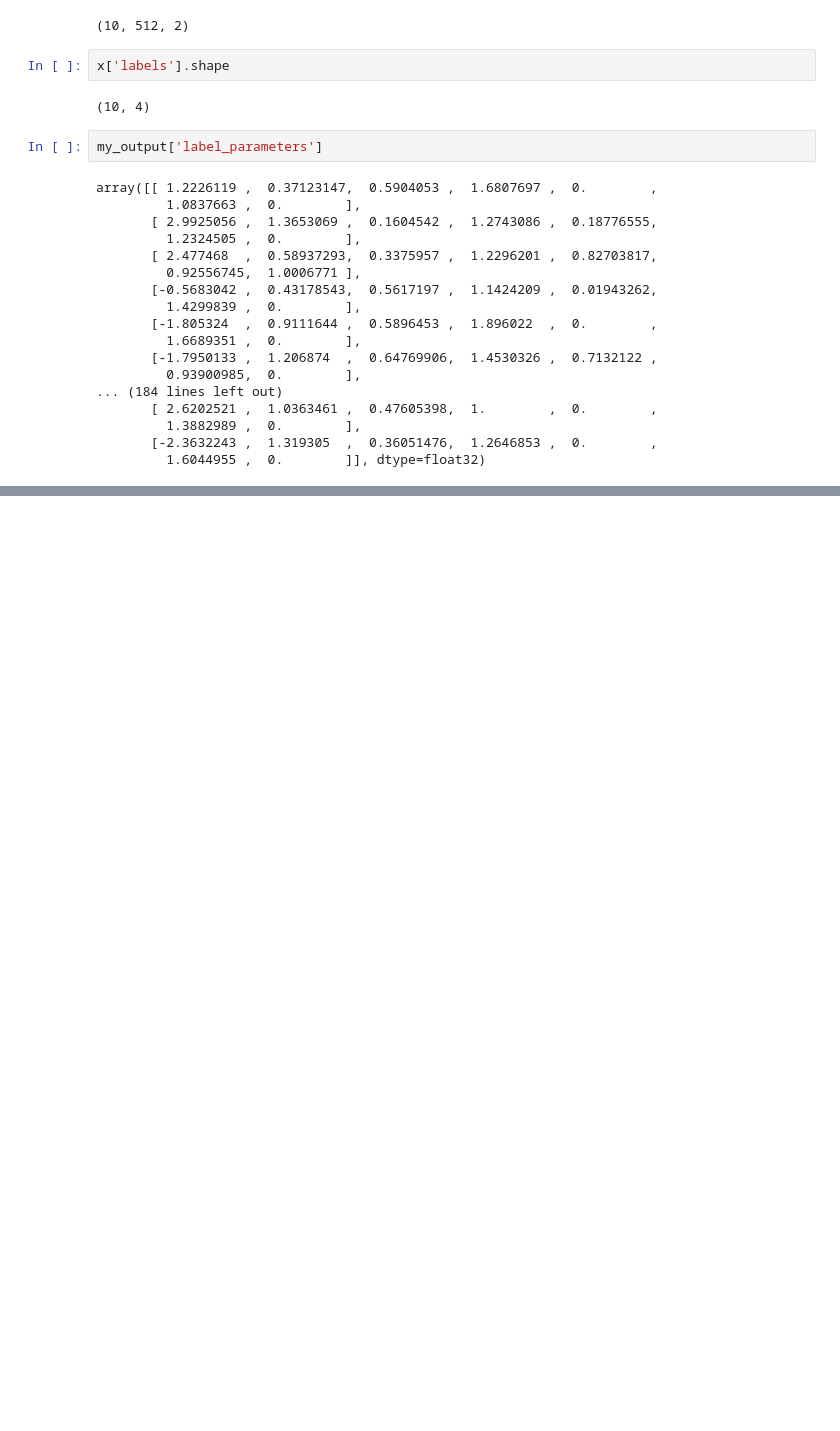
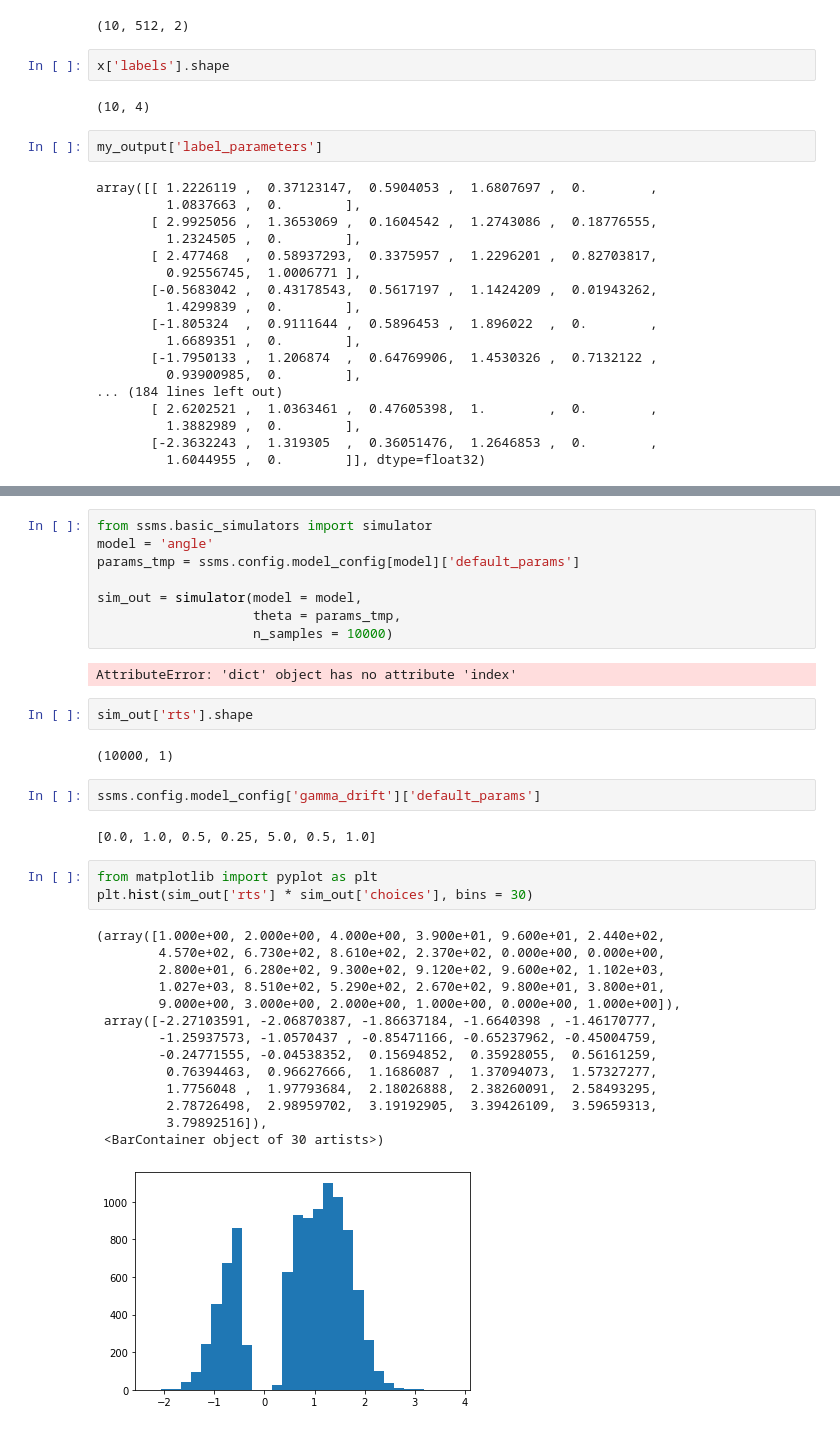
Before and after one commit to AlexanderFengler/ssm-simulators, a Jupyter notebook: basic_tutorial_tmp.ipynb, the cells around one changed output, grey strips where cells are left out. Drawn from its saved outputs; the diff is of its cells as text; blank space fills up the shorter version.

```diff
--- a/basic_tutorial_tmp.ipynb
+++ b/basic_tutorial_tmp.ipynb
@@ -217,0 +257,36 @@ array([[ 1.2226119 ,  0.37123147,  0.5904053 ,  1.6807697 ,  0.        ,
+# %%
+from ssms.basic_simulators import simulator
+model = 'angle'
+params_tmp = ssms.config.model_config[model]['default_params']
+
+sim_out = simulator(model = model,
+                    theta = params_tmp,
+                    n_samples = 10000)
+# %% [output]
+AttributeError: 'dict' object has no attribute 'index'
+# %%
+sim_out['rts'].shape
+# %% [output]
+(10000, 1)
+# %%
+ssms.config.model_config['gamma_drift']['default_params']
+# %% [output]
+[0.0, 1.0, 0.5, 0.25, 5.0, 0.5, 1.0]
+# %%
+from matplotlib import pyplot as plt
+plt.hist(sim_out['rts'] * sim_out['choices'], bins = 30)
+# %% [output]
+(array([1.000e+00, 2.000e+00, 4.000e+00, 3.900e+01, 9.600e+01, 2.440e+02,
+        4.570e+02, 6.730e+02, 8.610e+02, 2.370e+02, 0.000e+00, 0.000e+00,
+        2.800e+01, 6.280e+02, 9.300e+02, 9.120e+02, 9.600e+02, 1.102e+03,
+        1.027e+03, 8.510e+02, 5.290e+02, 2.670e+02, 9.800e+01, 3.800e+01,
+        9.000e+00, 3.000e+00, 2.000e+00, 1.000e+00, 0.000e+00, 1.000e+00]),
+ array([-2.27103591, -2.06870387, -1.86637184, -1.6640398 , -1.46170777,
+        -1.25937573, -1.0570437 , -0.85471166, -0.65237962, -0.45004759,
+        -0.24771555, -0.04538352,  0.15694852,  0.35928055,  0.56161259,
+         0.76394463,  0.96627666,  1.1686087 ,  1.37094073,  1.57327277,
+         1.7756048 ,  1.97793684,  2.18026888,  2.38260091,  2.58493295,
+         2.78726498,  2.98959702,  3.19192905,  3.39426109,  3.59659313,
+         3.79892516]),
+ <BarContainer object of 30 artists>)
+[figure, added]
```
Also changed, not shown: parts of 13 cells of this notebook, 9 other files.
